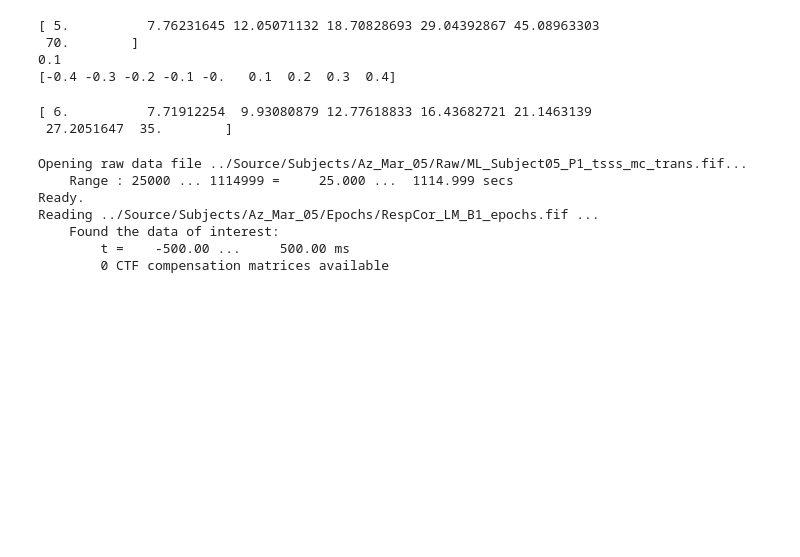
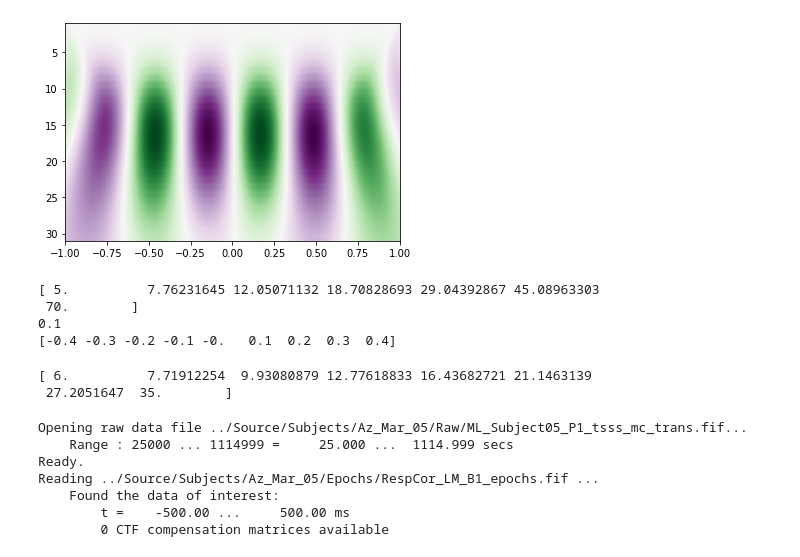
Before and after one commit to 1101AlexZab1011/FingerMovementDecoder, a Jupyter notebook: dirty_field/Visualize.ipynb, the cells around one changed output. Drawn from its saved outputs; the diff is of its cells as text; code cells hidden in the pictures; blank space fills up the shorter version.

```diff
--- a/dirty_field/Visualize.ipynb
+++ b/dirty_field/Visualize.ipynb
@@ -40,3 +41,24 @@ import inspect
+# %%
+from scipy import signal
+
+import matplotlib.pyplot as plt
+
+t = np.linspace(-1, 1, 200, endpoint=False)
+
+# sig  = np.cos(2 * np.pi * 7 * t) + signal.gausspulse(t - 0.4, fc=2)
+sig = np.sin( 10 * t)
+
+widths = np.arange(1, 31)
+
+cwtmatr = signal.cwt(sig, signal.ricker, widths)
+
+plt.imshow(cwtmatr, extent=[-1, 1, 31, 1], cmap='PRGn', aspect='auto',
+
+           vmax=abs(cwtmatr).max(), vmin=-abs(cwtmatr).max())
+
+plt.show()
+# %% [output]
+[figure, added]
 # %%
 from cross_runs_TF_planes import CrossRunsTFScorer
 import pickle
```
Also changed, not shown: parts of 1 cell of this notebook, 3 other files.
